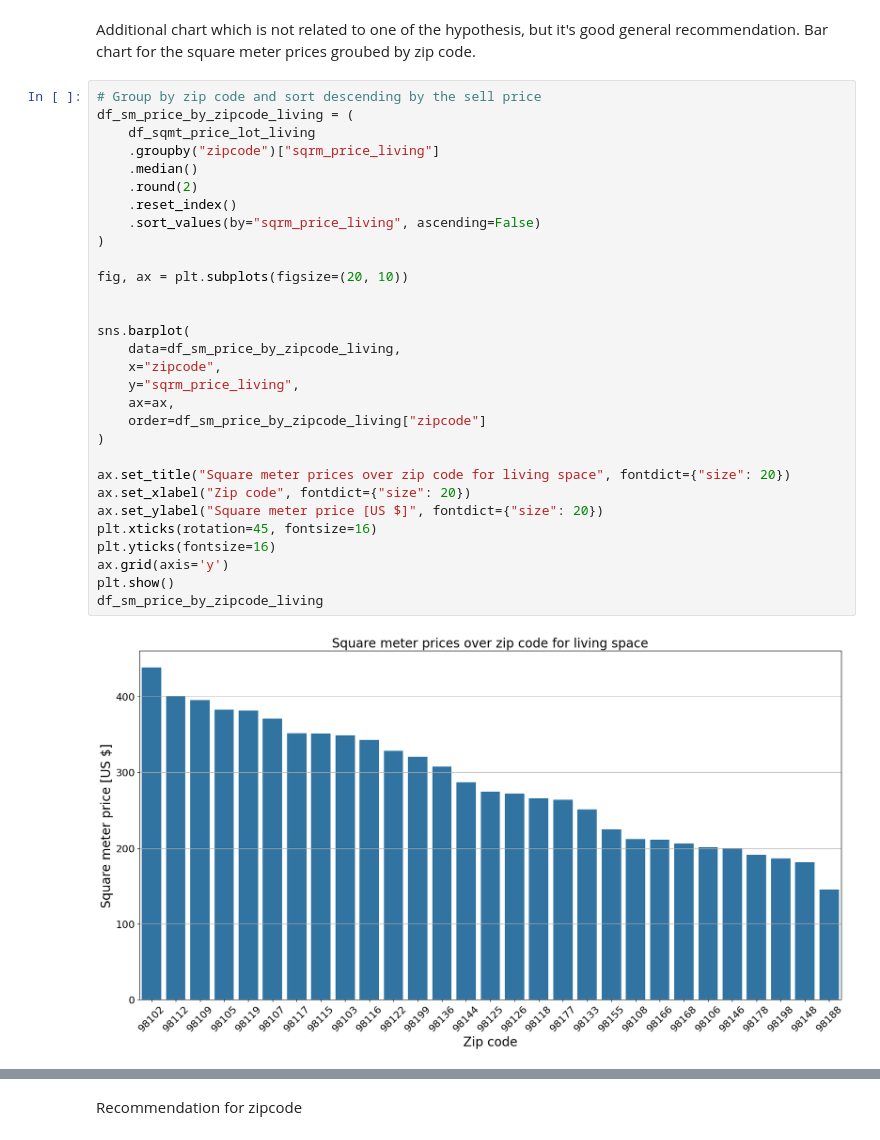
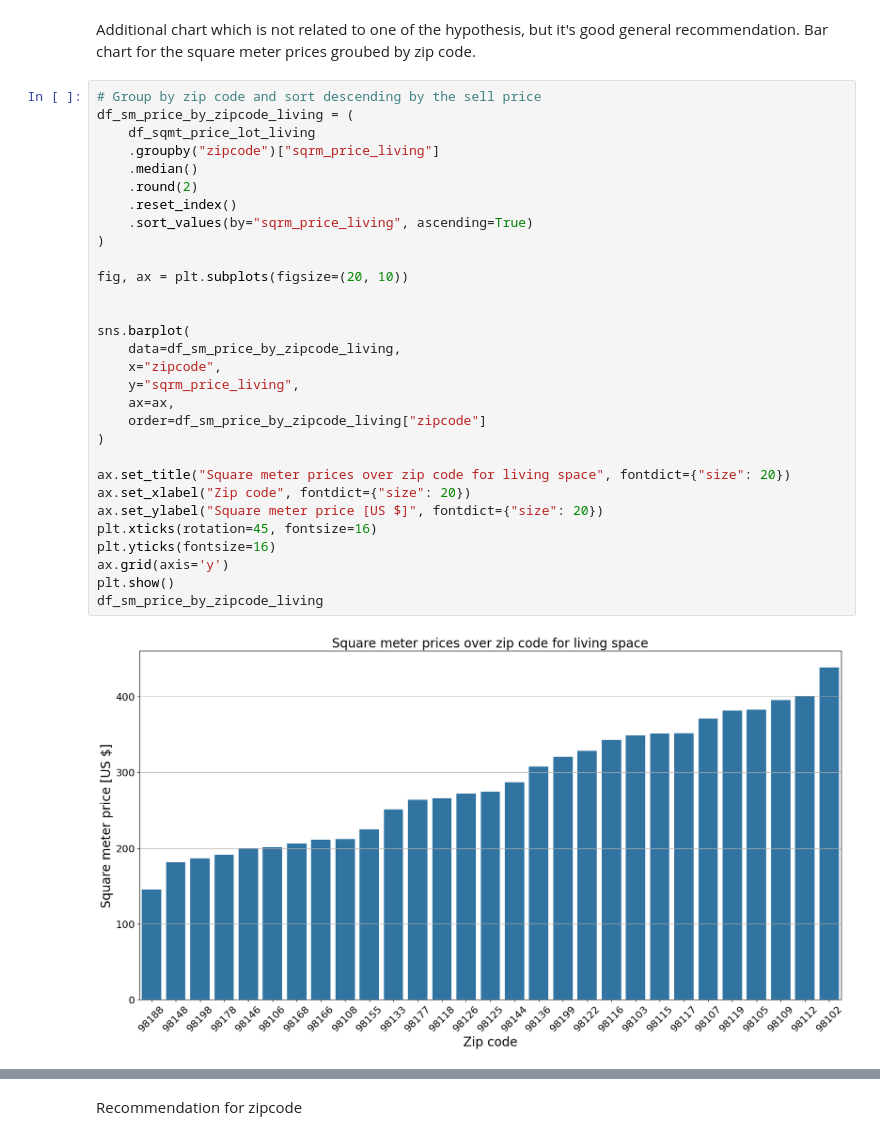
Before and after one commit to jale2025/ds-eda-project-template, a Jupyter notebook: Group_5_Results_and_Charts.ipynb, the cells around one changed output, grey strips where cells are left out. Cells and saved outputs as stored; diff of their text form.

```diff
--- a/result.ipynb
+++ b/Group_5_Results_and_Charts.ipynb
@@ -422,33 +422,33 @@ Bar chart for the square meter prices groubed by zip code.
 # %%
 # Group by zip code and sort descending by the sell price
 df_sm_price_by_zipcode_living = (
     df_sqmt_price_lot_living
     .groupby("zipcode")["sqrm_price_living"]
     .median()
     .round(2)
     .reset_index()
-    .sort_values(by="sqrm_price_living", ascending=False)
+    .sort_values(by="sqrm_price_living", ascending=True)
 )
 
 fig, ax = plt.subplots(figsize=(20, 10))
 
 
 sns.barplot(
     data=df_sm_price_by_zipcode_living,
     x="zipcode",
     y="sqrm_price_living",
     ax=ax,
     order=df_sm_price_by_zipcode_living["zipcode"]
 )
 
 ax.set_title("Square meter prices over zip code for living space", fontdict={"size": 20})
 ax.set_xlabel("Zip code", fontdict={"size": 20})
 ax.set_ylabel("Square meter price [US $]", fontdict={"size": 20})
 plt.xticks(rotation=45, fontsize=16)
 plt.yticks(fontsize=16)
 ax.grid(axis='y')
 plt.show()
 df_sm_price_by_zipcode_living
 # %% [output]
-[figure, old version]
+[figure, new version]
 |  | zipcode | sqrm_price_living |
```
Also changed, not shown: parts of 3 cells of this notebook.
